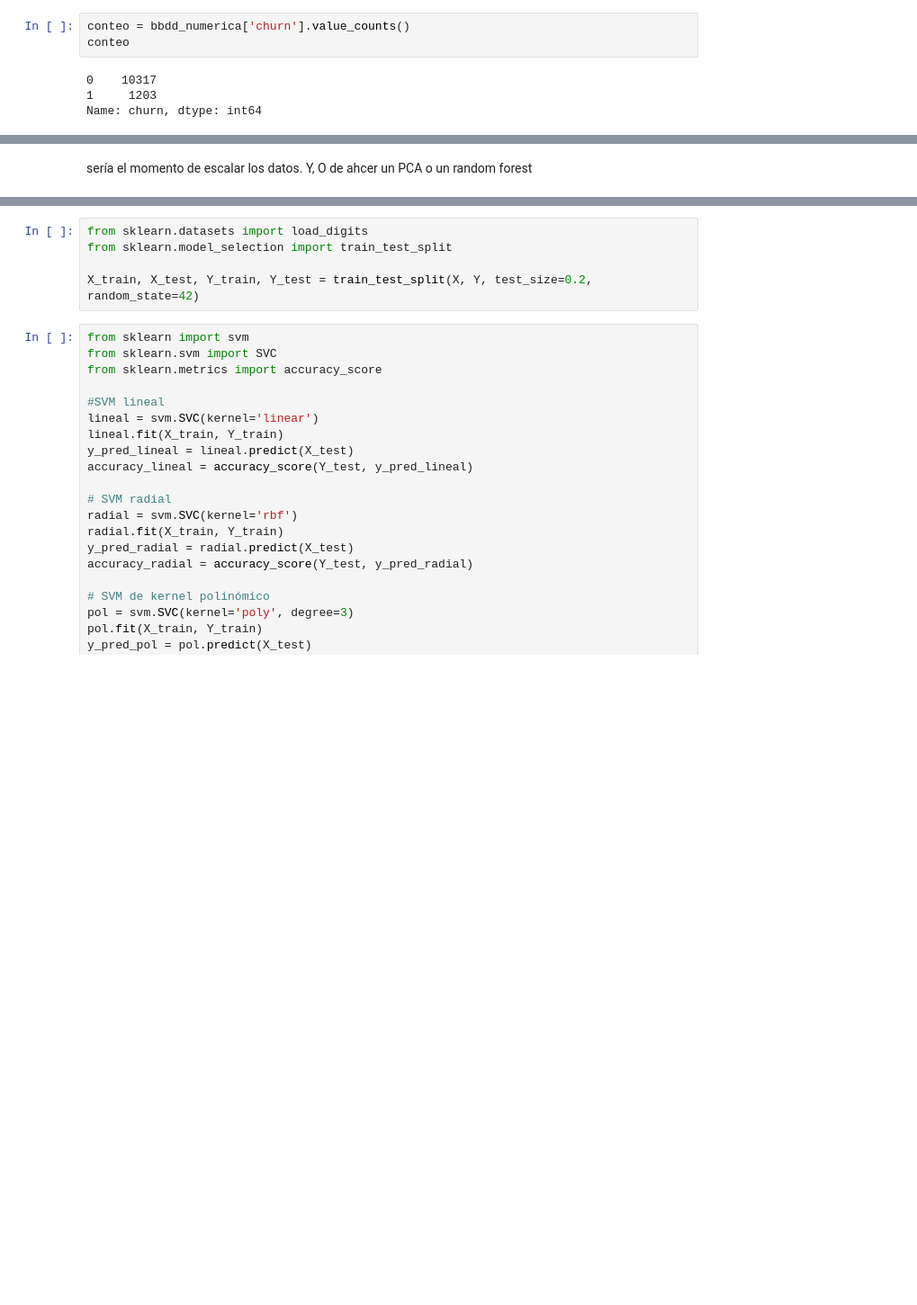
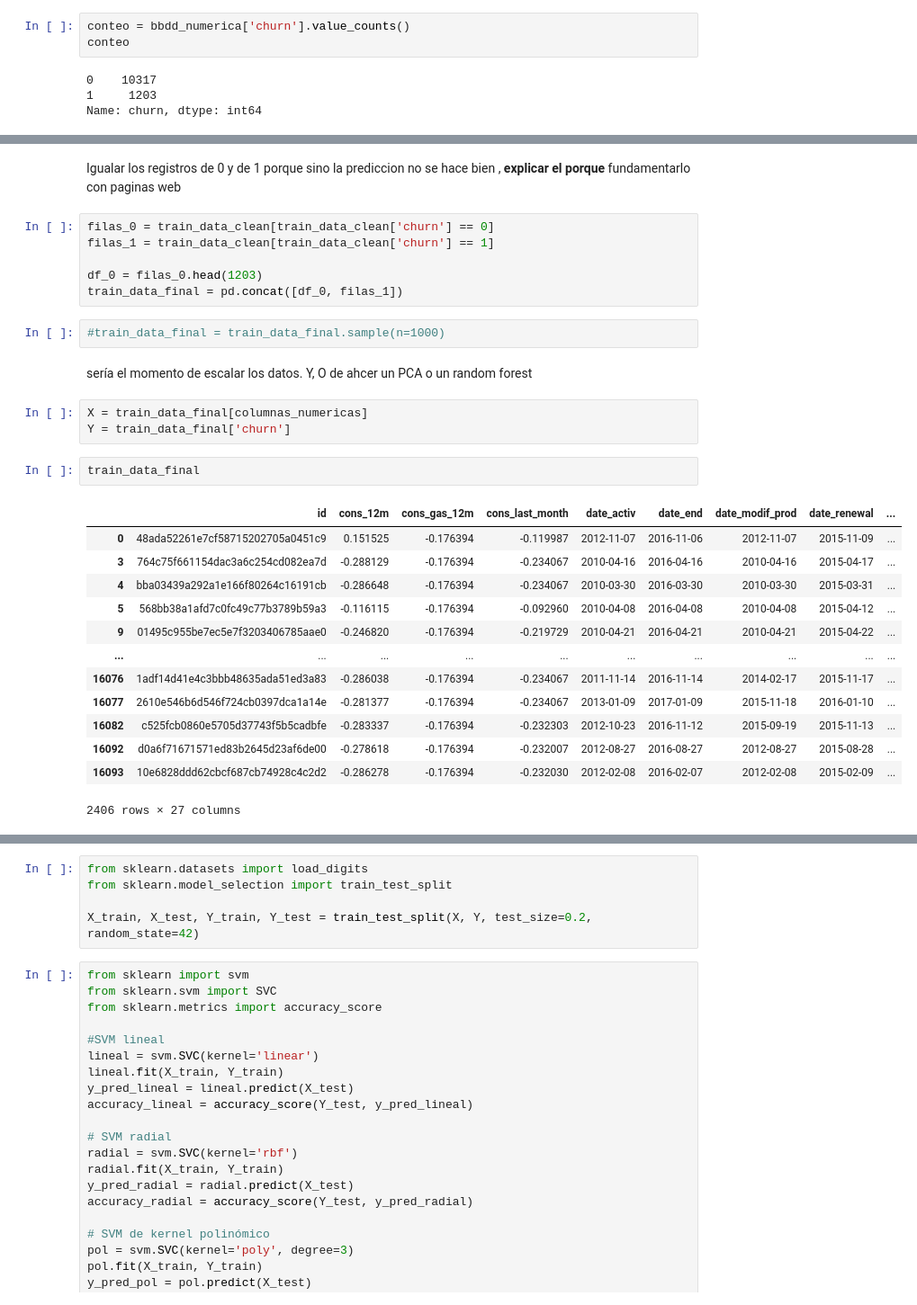
Before and after one commit to patriciamediavilla/L1P2, a Jupyter notebook: PFG.ipynb, the cells around one changed output, grey strips where cells are left out. Shown at 90% size. Drawn from its saved outputs; the diff is of its cells as text; blank space fills up the shorter version.

```diff
--- a/PFG.ipynb
+++ b/PFG.ipynb
@@ -349,3 +452,32 @@ Y = bbdd_numerica['churn']
+# %% [markdown]
+Igualar los registros de 0 y de 1 porque sino la prediccion no se hace bien , **explicar el porque** fundamentarlo con paginas web
+# %%
+filas_0 = train_data_clean[train_data_clean['churn'] == 0]
+filas_1 = train_data_clean[train_data_clean['churn'] == 1]
+
+df_0 = filas_0.head(1203)
+train_data_final = pd.concat([df_0, filas_1])
+# %%
+#train_data_final = train_data_final.sample(n=1000)
 # %% [markdown]
 sería el momento de escalar los datos.
 Y, O de ahcer un PCA o un random forest
+# %%
+X = train_data_final[columnas_numericas]
+Y = train_data_final['churn']
+# %%
+train_data_final
+# %% [output]
+|  | id | cons_12m | cons_gas_12m | cons_last_month | date_activ | date_end | date_modif_prod | date_renewal | ... |
+| 0 | 48ada52261e7cf58715202705a0451c9 | 0.151525 | -0.176394 | -0.119987 | 2012-11-07 | 2016-11-06 | 2012-11-07 | 2015-11-09 | ... |
+| 3 | 764c75f661154dac3a6c254cd082ea7d | -0.288129 | -0.176394 | -0.234067 | 2010-04-16 | 2016-04-16 | 2010-04-16 | 2015-04-17 | ... |
+| 4 | bba03439a292a1e166f80264c16191cb | -0.286648 | -0.176394 | -0.234067 | 2010-03-30 | 2016-03-30 | 2010-03-30 | 2015-03-31 | ... |
+| 5 | 568bb38a1afd7c0fc49c77b3789b59a3 | -0.116115 | -0.176394 | -0.092960 | 2010-04-08 | 2016-04-08 | 2010-04-08 | 2015-04-12 | ... |
+| 9 | 01495c955be7ec5e7f3203406785aae0 | -0.246820 | -0.176394 | -0.219729 | 2010-04-21 | 2016-04-21 | 2010-04-21 | 2015-04-22 | ... |
+| ... | ... | ... | ... | ... | ... | ... | ... | ... | ... |
+| 16076 | 1adf14d41e4c3bbb48635ada51ed3a83 | -0.286038 | -0.176394 | -0.234067 | 2011-11-14 | 2016-11-14 | 2014-02-17 | 2015-11-17 | ... |
+| 16077 | 2610e546b6d546f724cb0397dca1a14e | -0.281377 | -0.176394 | -0.234067 | 2013-01-09 | 2017-01-09 | 2015-11-18 | 2016-01-10 | ... |
+| 16082 | c525fcb0860e5705d37743f5b5cadbfe | -0.283337 | -0.176394 | -0.232303 | 2012-10-23 | 2016-11-12 | 2015-09-19 | 2015-11-13 | ... |
+| 16092 | d0a6f71671571ed83b2645d23af6de00 | -0.278618 | -0.176394 | -0.232007 | 2012-08-27 | 2016-08-27 | 2012-08-27 | 2015-08-28 | ... |
+| 16093 | 10e6828ddd62cbcf687cb74928c4c2d2 | -0.286278 | -0.176394 | -0.232030 | 2012-02-08 | 2016-02-07 | 2012-02-08 | 2015-02-09 | ... |
+2406 rows × 27 columns
```
Also changed, not shown: parts of 19 cells of this notebook.
